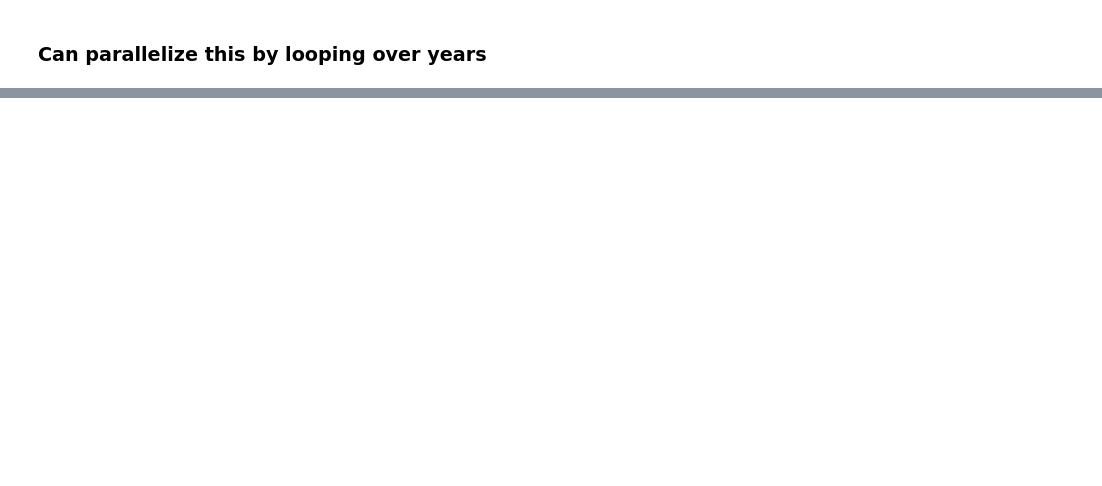
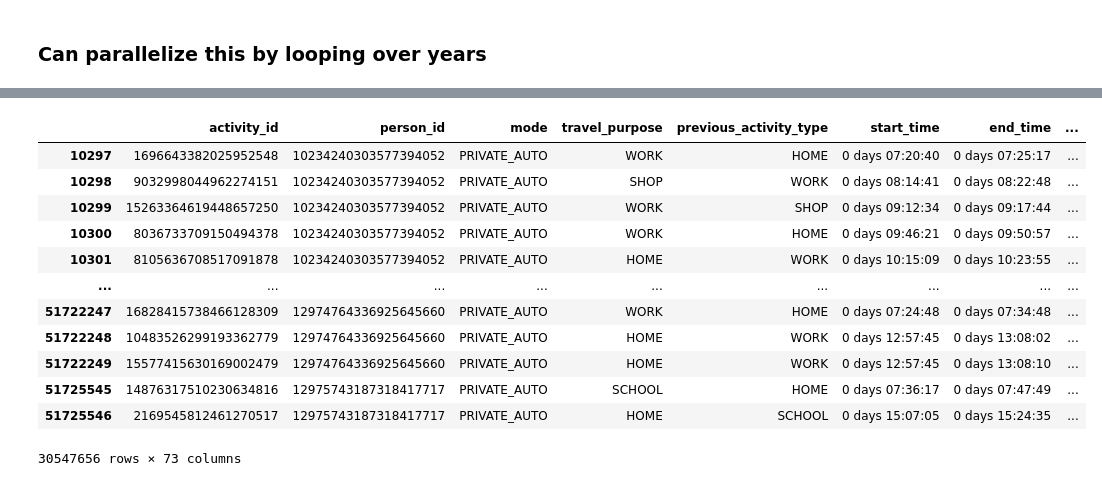
Before and after one commit to rmi-mobility-data-science/replicaEVSE, a Jupyter notebook: notebooks/stock_rollover.ipynb, the cells around one changed output, grey strips where cells are left out. Drawn from its saved outputs; the diff is of its cells as text; code cells hidden in the pictures; blank space fills up the shorter version.

```diff
--- a/notebooks/stock_rollover.ipynb
+++ b/notebooks/stock_rollover.ipynb
@@ -175,0 +183,17 @@ Error:
+# %%
+# check outputs
+df_2035 = pd.read_parquet(os.path.join(datadir, 'county_samples/county_sample_2035.parquet'))
+# %% [output]
+|  | activity_id | person_id | mode | travel_purpose | previous_activity_type | start_time | end_time | ... |
+| 10297 | 1696643382025952548 | 10234240303577394052 | PRIVATE_AUTO | WORK | HOME | 0 days 07:20:40 | 0 days 07:25:17 | ... |
+| 10298 | 9032998044962274151 | 10234240303577394052 | PRIVATE_AUTO | SHOP | WORK | 0 days 08:14:41 | 0 days 08:22:48 | ... |
+| 10299 | 15263364619448657250 | 10234240303577394052 | PRIVATE_AUTO | WORK | SHOP | 0 days 09:12:34 | 0 days 09:17:44 | ... |
+| 10300 | 8036733709150494378 | 10234240303577394052 | PRIVATE_AUTO | WORK | HOME | 0 days 09:46:21 | 0 days 09:50:57 | ... |
+| 10301 | 8105636708517091878 | 10234240303577394052 | PRIVATE_AUTO | HOME | WORK | 0 days 10:15:09 | 0 days 10:23:55 | ... |
+| ... | ... | ... | ... | ... | ... | ... | ... | ... |
+| 51722247 | 16828415738466128309 | 12974764336925645660 | PRIVATE_AUTO | WORK | HOME | 0 days 07:24:48 | 0 days 07:34:48 | ... |
+| 51722248 | 10483526299193362779 | 12974764336925645660 | PRIVATE_AUTO | HOME | WORK | 0 days 12:57:45 | 0 days 13:08:02 | ... |
+| 51722249 | 15577415630169002479 | 12974764336925645660 | PRIVATE_AUTO | HOME | WORK | 0 days 12:57:45 | 0 days 13:08:10 | ... |
+| 51725545 | 14876317510230634816 | 12975743187318417717 | PRIVATE_AUTO | SCHOOL | HOME | 0 days 07:36:17 | 0 days 07:47:49 | ... |
+| 51725546 | 2169545812461270517 | 12975743187318417717 | PRIVATE_AUTO | HOME | SCHOOL | 0 days 15:07:05 | 0 days 15:24:35 | ... |
+30547656 rows × 73 columns
```
Also changed, not shown: parts of 16 cells of this notebook, 1 other file.
